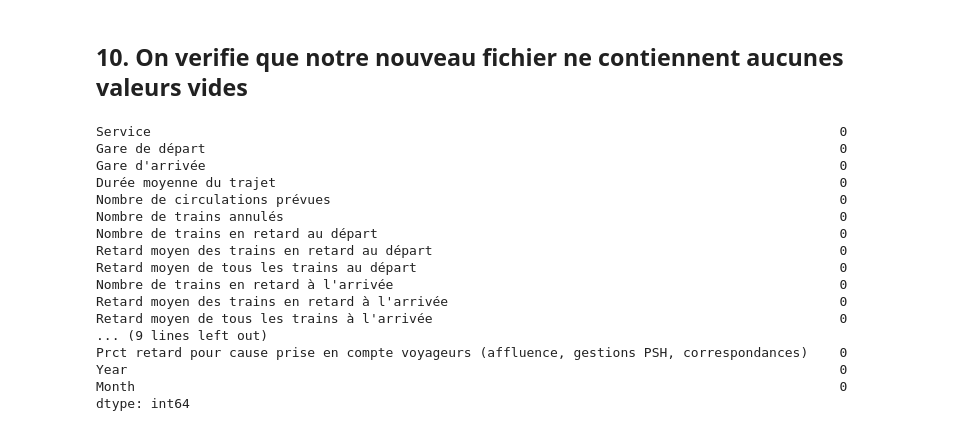
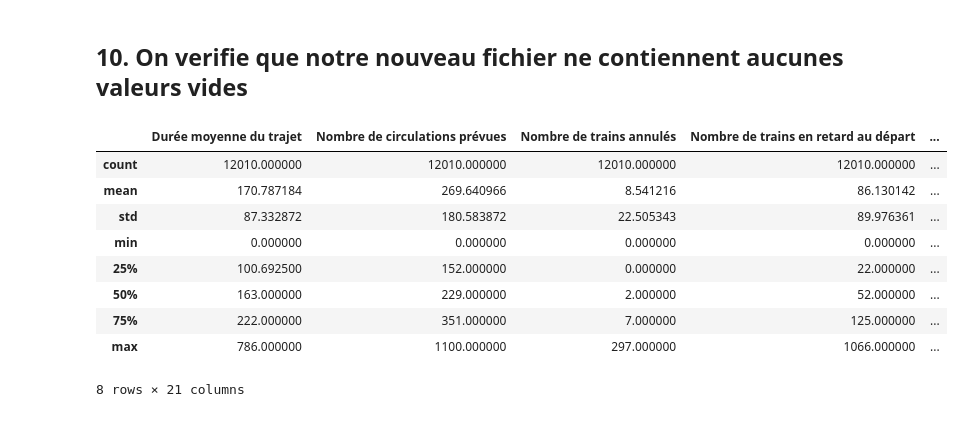
Before and after one commit to louispouillet/Etardis, a Jupyter notebook: tardis_eda.ipynb, the cells around one changed output. Saved outputs shown, nothing was run; the diff lists cells and outputs as text; code cells hidden in the pictures.

```diff
--- a/tardis_eda.ipynb
+++ b/tardis_eda.ipynb
@@ -123,21 +123,16 @@ df.to_csv('cleaned_dataset.csv', index=False)
 # %%
 df = pd.read_csv('cleaned_dataset.csv')
 df.isnull().sum()
+df.info()
+df.describe()
 # %% [output]
+|  | Durée moyenne du trajet | Nombre de circulations prévues | Nombre de trains annulés | Nombre de trains en retard au départ | ... |
+| count | 12010.000000 | 12010.000000 | 12010.000000 | 12010.000000 | ... |
+| mean | 170.787184 | 269.640966 | 8.541216 | 86.130142 | ... |
+| std | 87.332872 | 180.583872 | 22.505343 | 89.976361 | ... |
+| min | 0.000000 | 0.000000 | 0.000000 | 0.000000 | ... |
+| 25% | 100.692500 | 152.000000 | 0.000000 | 22.000000 | ... |
+| 50% | 163.000000 | 229.000000 | 2.000000 | 52.000000 | ... |
+| 75% | 222.000000 | 351.000000 | 7.000000 | 125.000000 | ... |
+| max | 786.000000 | 1100.000000 | 297.000000 | 1066.000000 | ... |
-Service                                                                                        0
-Gare de départ                                                                                 0
-Gare d'arrivée                                                                                 0
-Durée moyenne du trajet                                                                        0
-Nombre de circulations prévues                                                                 0
-Nombre de trains annulés                                                                       0
-Nombre de trains en retard au départ                                                           0
-Retard moyen des trains en retard au départ                                                    0
-Retard moyen de tous les trains au départ                                                      0
-Nombre de trains en retard à l'arrivée                                                         0
-Retard moyen des trains en retard à l'arrivée                                                  0
-Retard moyen de tous les trains à l'arrivée                                                    0
-... (9 lines left out)
-Prct retard pour cause prise en compte voyageurs (affluence, gestions PSH, correspondances)    0
-Year                                                                                           0
-Month                                                                                          0
-dtype: int64
+8 rows × 21 columns
```
